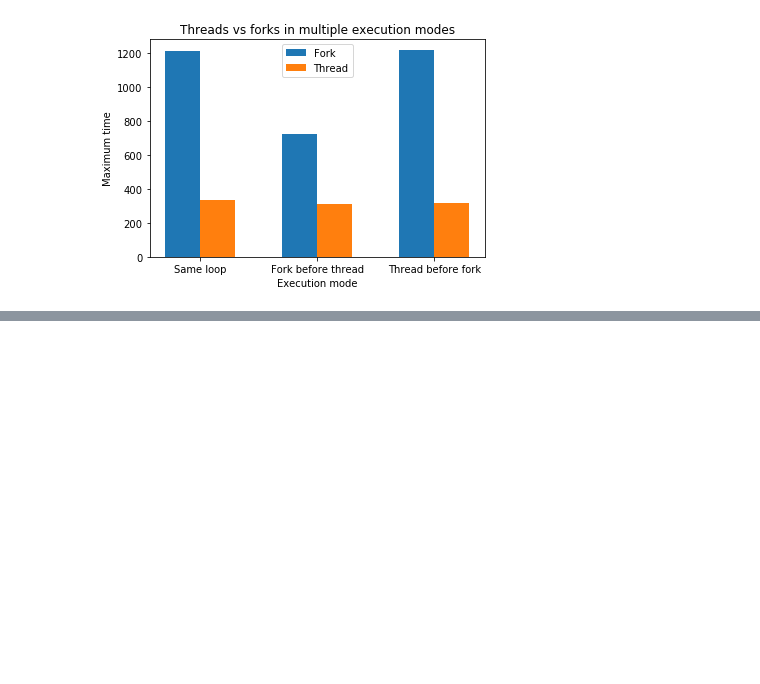
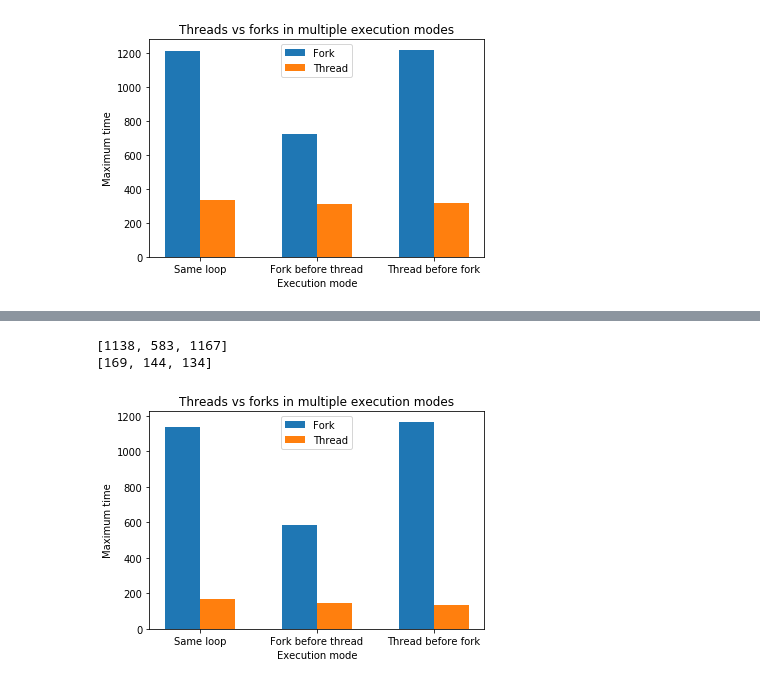
Before and after one commit to yanismnsr/thread-vs-fork-in-cpp---Matrices, a Jupyter notebook: results/visualization notebook.ipynb, the cells around one changed output, grey strips where cells are left out. Saved outputs shown, nothing was run; the diff lists cells and outputs as text; code cells hidden in the pictures; blank space fills up the shorter version.

```diff
--- a/results/visualization notebook.ipynb
+++ b/results/visualization notebook.ipynb
@@ -181,0 +315,33 @@ plt.savefig("wsl_maximums.png")
+# %%
+#plotting the maximums
+
+fig, ax0 = plt.subplots(nrows=1, ncols=1)
+
+#Making the multiple bars histogram :
+titles = ["Same loop", "Fork before thread", "Thread before fork"]
+legends = ["Forks", "Threads"]
+
+w = 0.3
+xs = [i for i in range(3)]
+xs2 = [i + w for i in xs]
+forkData = [results[key]["fork"] for key in results.keys()]
+threadData = [results[key]["thread"] for key in results.keys()]
+
+replace = [i + w/2 for i in xs]
+
+print(forkData)
+print(threadData)
+
+ax0.bar(xs, forkData, w, label="Fork")
+ax0.bar(xs2, threadData, w, label="Thread")
+ax0.set_title("Threads vs forks in multiple execution modes")
+ax0.set_xlabel("Execution mode")
+ax0.set_ylabel("Maximum time")
+plt.xticks(replace, titles)
+ax0.legend()
+
+plt.savefig("linux_maximums.png")
+# %% [output]
+[1138, 583, 1167]
+[169, 144, 134]
+[figure, added]
```
Also changed, not shown: parts of 6 cells of this notebook, 35 other files.
